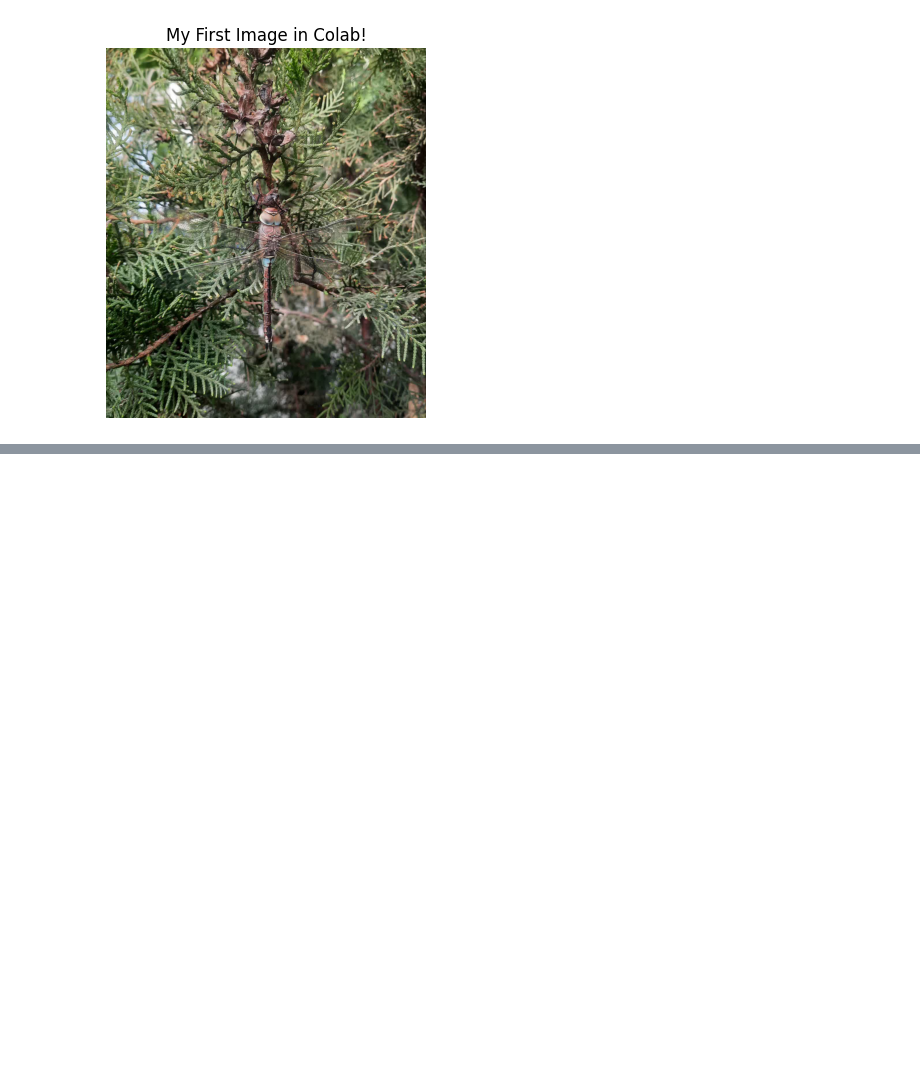
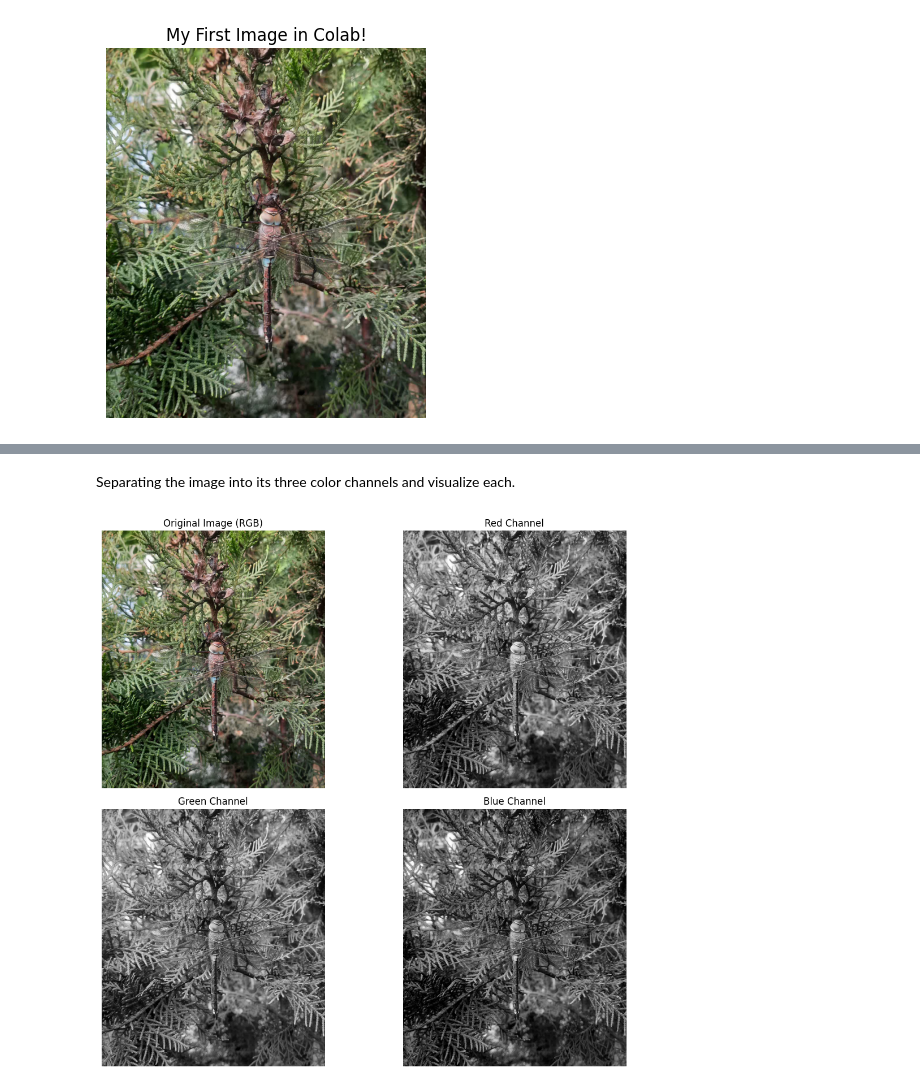
Before and after one commit to Yasser-Baleghi/hands-on-dl-image-processing, a Jupyter notebook: chapter_01/01_introduction.ipynb, the cells around one changed output, grey strips where cells are left out. Saved outputs shown, nothing was run; the diff lists cells and outputs as text; code cells hidden in the pictures; blank space fills up the shorter version.

```diff
--- a/chapter_01/01_introduction.ipynb
+++ b/chapter_01/01_introduction.ipynb
@@ -46,0 +80,35 @@ plt.show()
+# %% [markdown]
+Separating the image into its three color channels and visualize each.
+# %%
+# Split the RGB image into channels
+R = image_rgb[:, :, 0]  # Red channel
+G = image_rgb[:, :, 1]  # Green channel
+B = image_rgb[:, :, 2]  # Blue channel
+
+# Create a figure with 4 subplots
+fig, axes = plt.subplots(2, 2, figsize=(12, 10))
+
+# Original image
+axes[0, 0].imshow(image_rgb)
+axes[0, 0].set_title('Original Image (RGB)')
+axes[0, 0].axis('off')
+
+# Red channel
+axes[0, 1].imshow(R, cmap='gray')
+axes[0, 1].set_title('Red Channel')
+axes[0, 1].axis('off')
+
+# Green channel
+axes[1, 0].imshow(G, cmap='gray')
+axes[1, 0].set_title('Green Channel')
+axes[1, 0].axis('off')
+
+# Blue channel
+axes[1, 1].imshow(B, cmap='gray')
+axes[1, 1].set_title('Blue Channel')
+axes[1, 1].axis('off')
+
+plt.tight_layout()
+plt.show()
+# %% [output]
+[figure, added]
```
Also changed, not shown: parts of 4 cells of this notebook.
